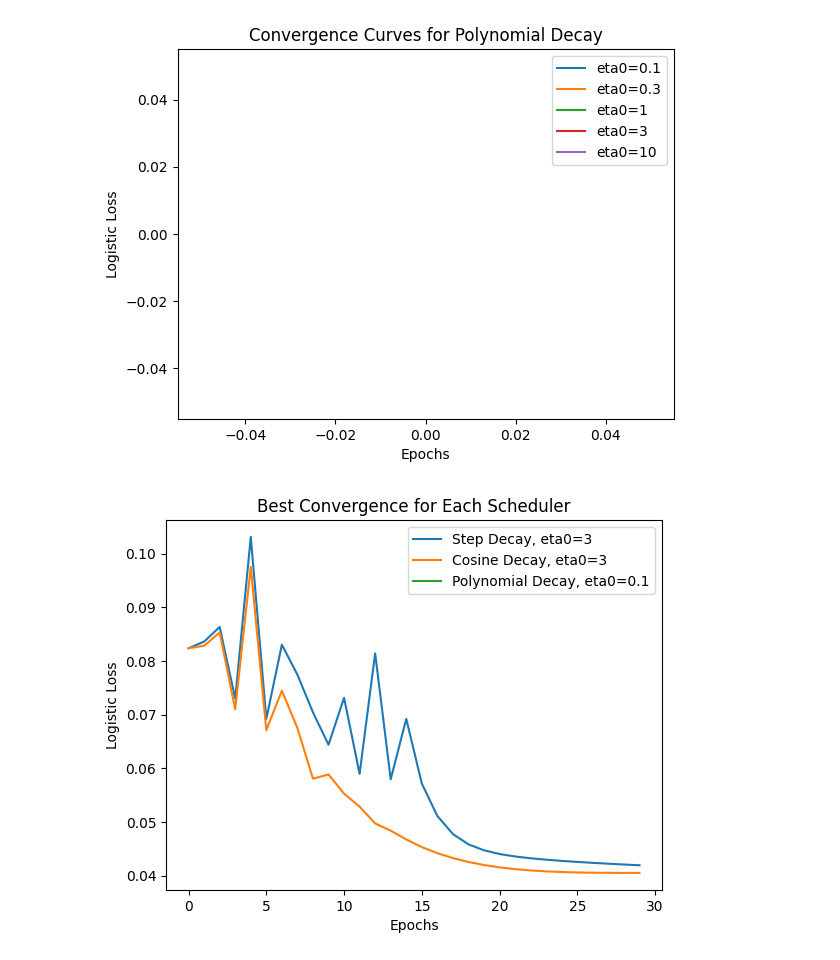
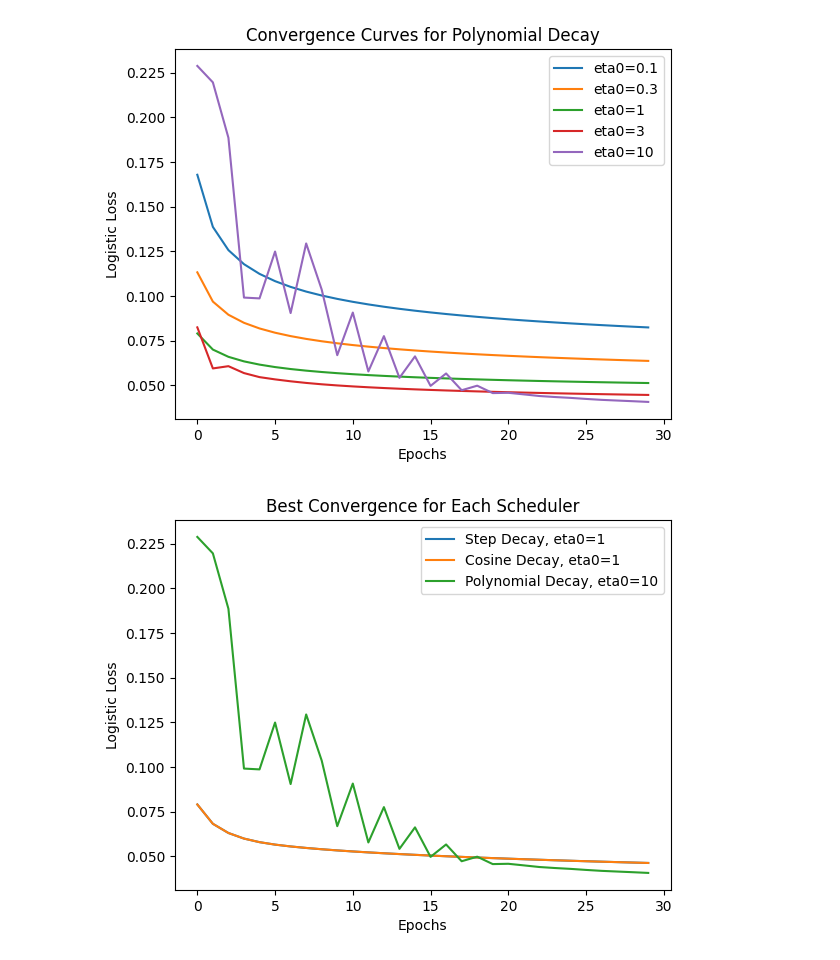
Before and after one commit to SonjoyKP/regularization-sgd-logistic-regression, a Jupyter notebook: Logistic_Regression.ipynb, the cells around one changed output. Cells and saved outputs as stored; diff of their text form; code cells hidden in the pictures.

Commit message:
Fixed epoch 0 bug, updated hyper parameters, Step and Cosine decay gives similar graph

```diff
--- a/Logistic_Regression.ipynb
+++ b/Logistic_Regression.ipynb
@@ -27,28 +27,37 @@ def sgd(X, y, epochs, batch_size, lr_scheduler, eta0, **kwargs):
             Xi = X[i:i + batch_size]
             yi = y[i:i + batch_size]
             grad = -np.dot(yi * np.exp(-yi * np.dot(Xi, w)) / (1 + np.exp(-yi * np.dot(Xi, w))), Xi)
-            eta = lr_scheduler(epoch, eta0, **kwargs)
+            eta = lr_scheduler(epoch+1, eta0, **kwargs)
             w -= eta * grad / batch_size
         losses.append(logistic_loss(w, X, y))
 
     return w, losses
 
+
+# Hyperparameters
+epochs = 30
+batch_size = 16
+initial_lrs = [0.1, 0.3, 1, 3, 10]     # Initial learning rate (can be tuned)
+eta_min = 0.001  # Minimum learning rate
+iterations_per_epoch = np.ceil(len(train_X) / batch_size)
+t0 = 15 * iterations_per_epoch  # Learning rate decays every 15 epochs
+alpha = 0.5      # Decay exponent
+gamma = 0.1
+T = epochs * iterations_per_epoch #total number of iterations
+
 # Step decay scheduler
-def step_decay(t, eta0, gamma=0.1, t0=15):
+def step_decay(t, eta0, gamma=0.1, t0=t0):
     return eta0 * gamma ** (t // t0)
 
 # Cosine decay scheduler
-def cosine_decay(t, eta0, eta_min=0.001, T=30):
+def cosine_decay(t, eta0, eta_min=0.001, T=T):
     return eta_min + 0.5 * (eta0 - eta_min) * (1 + np.cos(t * np.pi / T))
 
 # Polynomial decay scheduler
 def polynomial_decay(t, eta0, alpha=0.5):
-    return eta0 / (t ** alpha + 1e-8)
+    return eta0 / (t ** alpha)
 
-# Hyperparameters
-epochs = 30
-batch_size = 16
-initial_lrs = [0.1, 0.3, 1, 3, 10]
+
 
 # Running SGD for different schedulers
 schedulers = {'Step Decay': step_decay, 'Cosine Decay': cosine_decay, 'Polynomial Decay': polynomial_decay}
@@ -86,2 +95,2 @@ plt.show()
-[figure, old version]
+[figure, new version]
-[figure, old version]
+[figure, new version]
```
Also changed, not shown: parts of 1 cell of this notebook.
